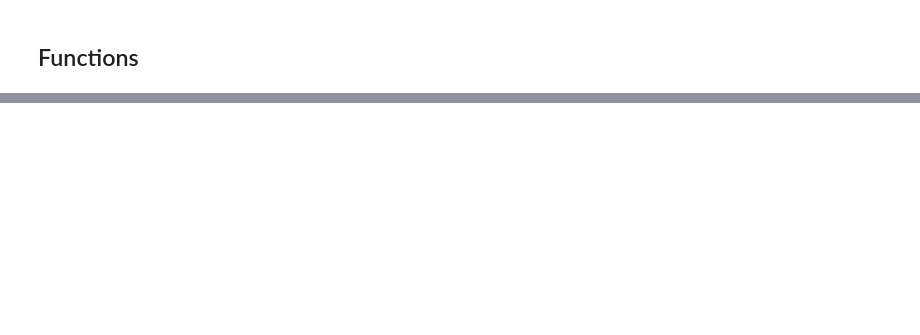
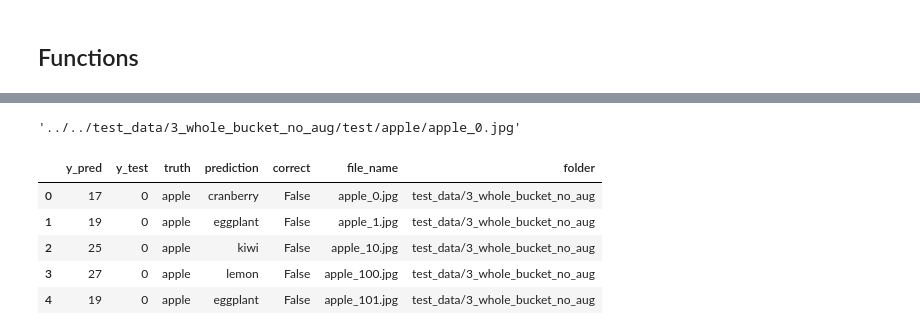
Before and after one commit to canndyy/your_kitchen_ai, a Jupyter notebook: notebooks/model_nbs/model_analyser.ipynb, the cells around one changed output, grey strips where cells are left out. Saved outputs shown, nothing was run; the diff lists cells and outputs as text; code cells hidden in the pictures; blank space fills up the shorter version.

```diff
--- a/notebooks/model_nbs/model_analyser.ipynb
+++ b/notebooks/model_nbs/model_analyser.ipynb
@@ -225,0 +242,4 @@ ValueError: At least one label specified must be in y_true
+# %%
+X_test.file_paths[0]
+# %% [output]
+'../../test_data/3_whole_bucket_no_aug/test/apple/apple_0.jpg'
@@ -225,0 +267,32 @@ ValueError: At least one label specified must be in y_true
+# %%
+def get_test_folders_and_file_names():
+    folders = []
+    file_names = []
+
+    for i in df.index:
+        whole_path = X_test.file_paths[i]
+        path = whole_path.split("/")
+
+        file_name = path[-1]
+        folder = os.path.join(path[2],path[3])
+
+        file_names.append(file_name)
+        folders.append(folder)
+    return folders , file_names
+
+folders, file_names = get_test_folders_and_file_names()
+df["file_name"] = file_names
+df["folder"] = folders
+#df["file_path"] = X_test.file_paths
+
+correct_df = df[df["correct"] == True]
+incorrect_df = df[df["correct"] == False]
+# %%
+incorrect_df.head()
+# %% [output]
+|  | y_pred | y_test | truth | prediction | correct | file_name | folder |
+| 0 | 17 | 0 | apple | cranberry | False | apple_0.jpg | test_data/3_whole_bucket_no_aug |
+| 1 | 19 | 0 | apple | eggplant | False | apple_1.jpg | test_data/3_whole_bucket_no_aug |
+| 2 | 25 | 0 | apple | kiwi | False | apple_10.jpg | test_data/3_whole_bucket_no_aug |
+| 3 | 27 | 0 | apple | lemon | False | apple_100.jpg | test_data/3_whole_bucket_no_aug |
+| 4 | 19 | 0 | apple | eggplant | False | apple_101.jpg | test_data/3_whole_bucket_no_aug |
```
Also changed, not shown: parts of 17 cells of this notebook, 1 other file.
